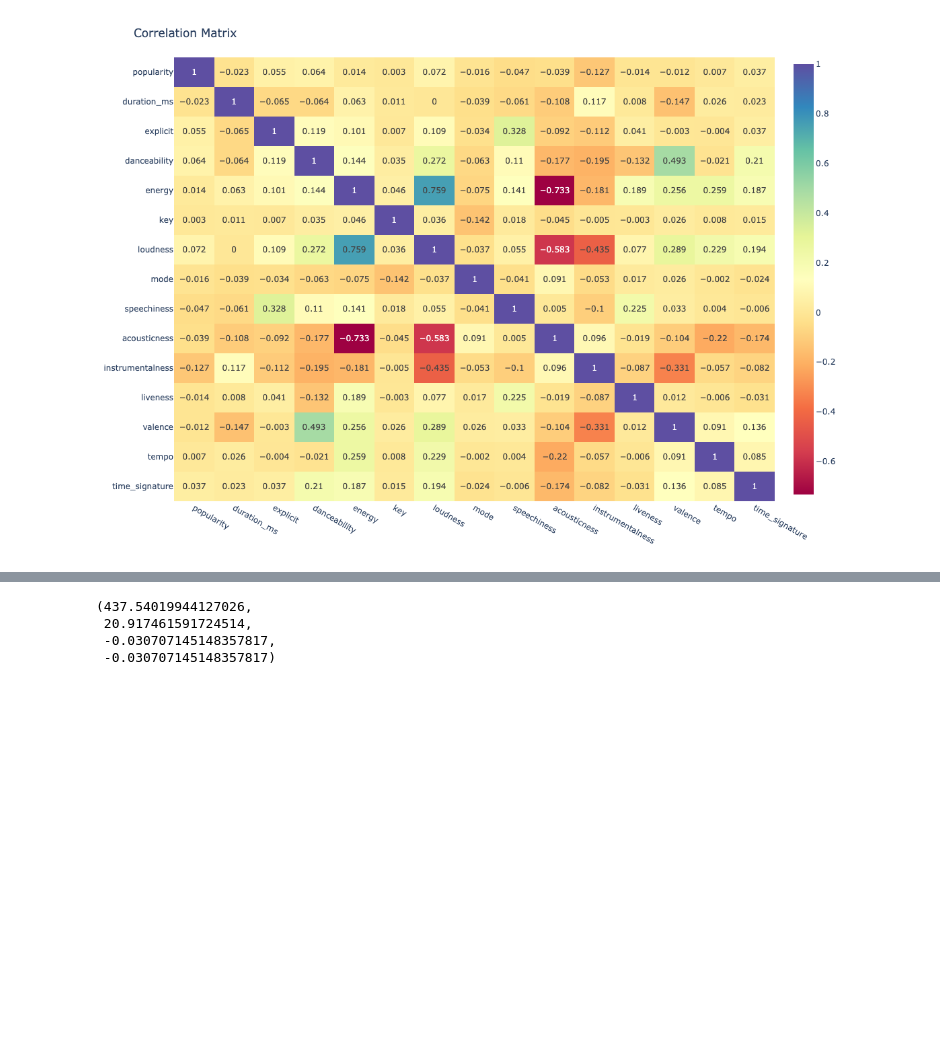
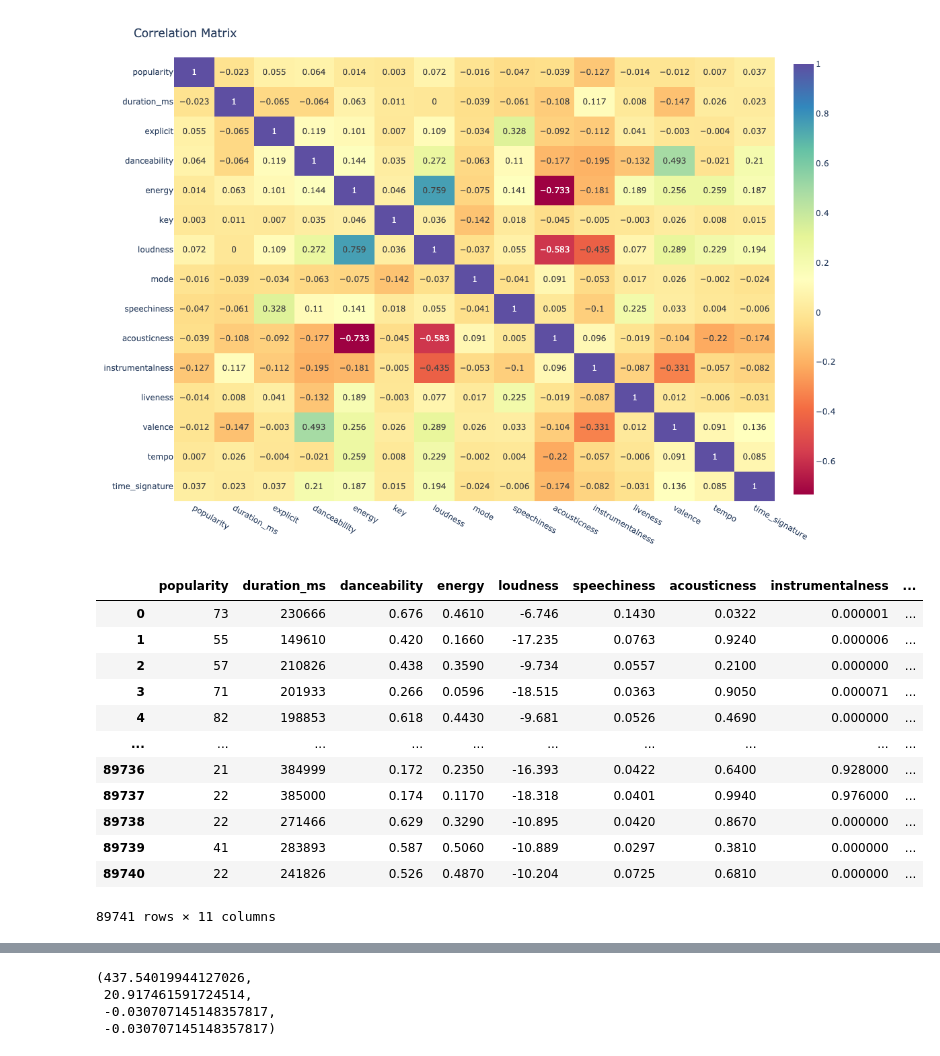
Before and after one commit to autoastt/SC1015-Mini-Project, a Jupyter notebook: MLP.ipynb, the cells around one changed output, grey strips where cells are left out. Saved outputs shown, nothing was run; the diff lists cells and outputs as text; code cells hidden in the pictures; blank space fills up the shorter version.

```diff
--- a/MLP.ipynb
+++ b/MLP.ipynb
@@ -91,6 +91,22 @@ fig.update_layout(height=800, width=900, title_text='Correlation Matrix')
 fig.show()
 # %% [output]
 [figure]
+# %%
+clean_df
+# %% [output]
+|  | popularity | duration_ms | danceability | energy | loudness | speechiness | acousticness | instrumentalness | ... |
+| 0 | 73 | 230666 | 0.676 | 0.4610 | -6.746 | 0.1430 | 0.0322 | 0.000001 | ... |
+| 1 | 55 | 149610 | 0.420 | 0.1660 | -17.235 | 0.0763 | 0.9240 | 0.000006 | ... |
+| 2 | 57 | 210826 | 0.438 | 0.3590 | -9.734 | 0.0557 | 0.2100 | 0.000000 | ... |
+| 3 | 71 | 201933 | 0.266 | 0.0596 | -18.515 | 0.0363 | 0.9050 | 0.000071 | ... |
+| 4 | 82 | 198853 | 0.618 | 0.4430 | -9.681 | 0.0526 | 0.4690 | 0.000000 | ... |
+| ... | ... | ... | ... | ... | ... | ... | ... | ... | ... |
+| 89736 | 21 | 384999 | 0.172 | 0.2350 | -16.393 | 0.0422 | 0.6400 | 0.928000 | ... |
+| 89737 | 22 | 385000 | 0.174 | 0.1170 | -18.318 | 0.0401 | 0.9940 | 0.976000 | ... |
+| 89738 | 22 | 271466 | 0.629 | 0.3290 | -10.895 | 0.0420 | 0.8670 | 0.000000 | ... |
+| 89739 | 41 | 283893 | 0.587 | 0.5060 | -10.889 | 0.0297 | 0.3810 | 0.000000 | ... |
+| 89740 | 22 | 241826 | 0.526 | 0.4870 | -10.204 | 0.0725 | 0.6810 | 0.000000 | ... |
+89741 rows × 11 columns
 # %%
 # clean_df = pd.get_dummies(clean_df, columns=categorical, drop_first=True, dtype='int64')
 # clean_df = clean_df.drop(categorical, axis=1)
```
Also changed, not shown: parts of 11 cells of this notebook, 15 other files.
